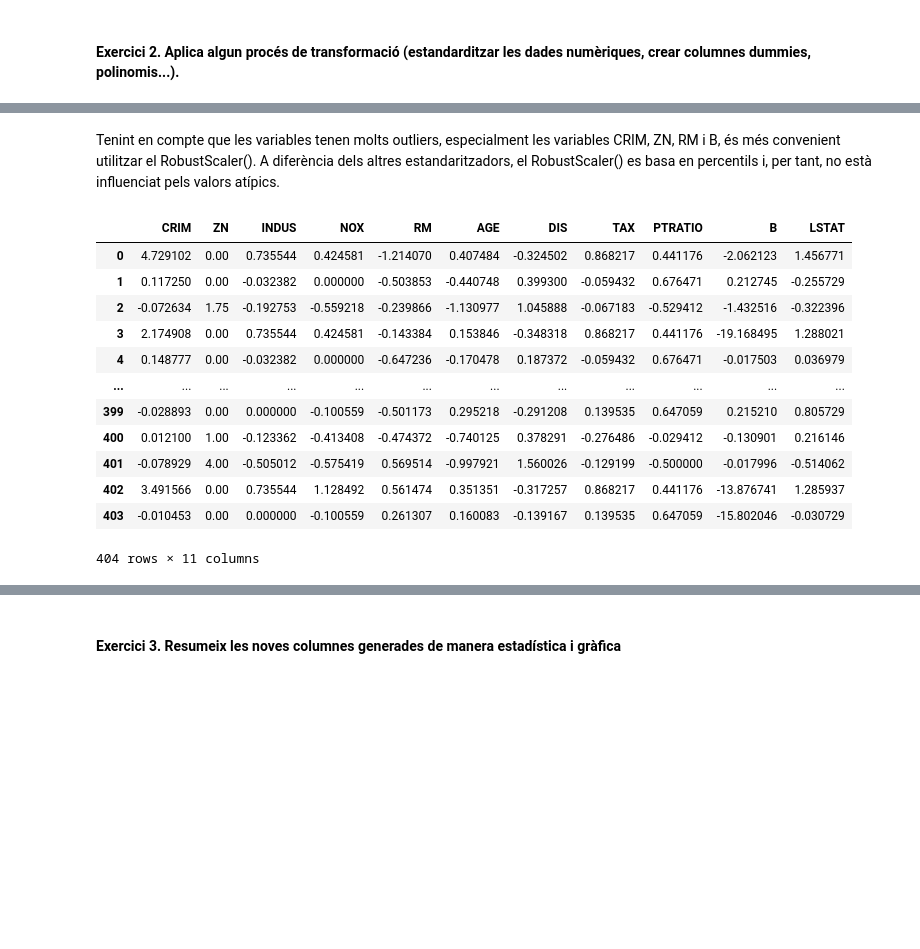
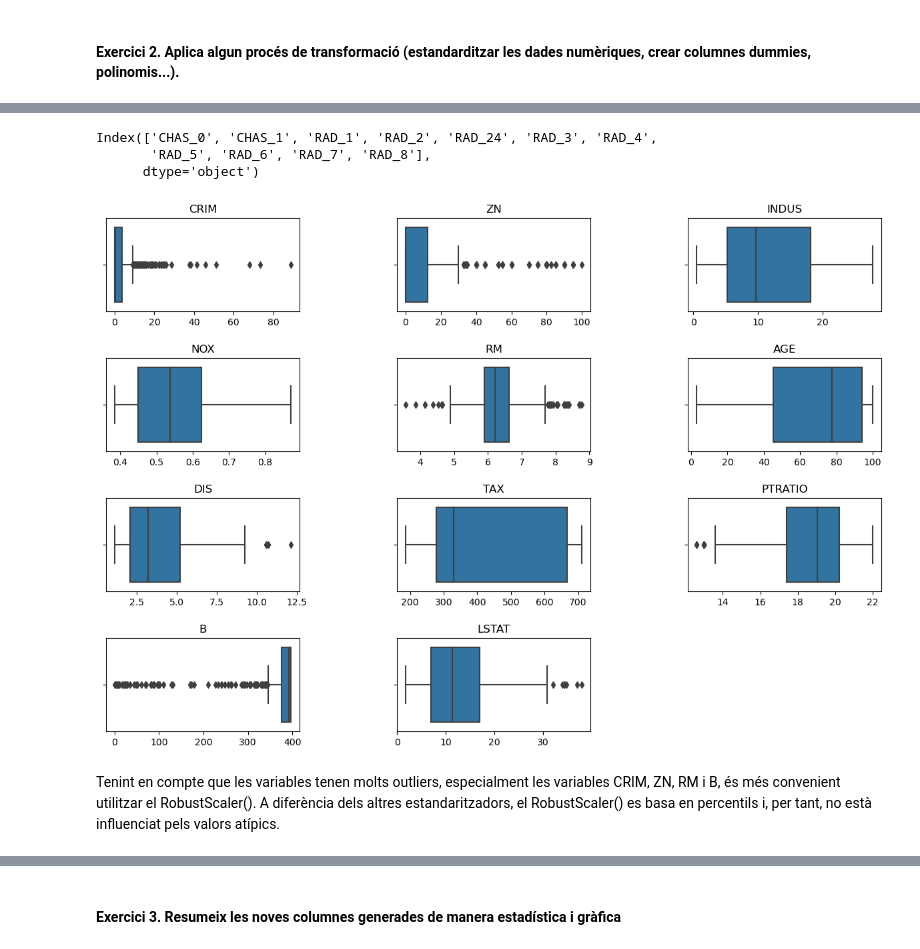
Before and after one commit to JCDataAnalysis/Sprints, a Jupyter notebook: Sprint_5_SkLearn_Train_Test/Sprint_5_SkLearn_Train_Test.ipynb, the cells around one changed output, grey strips where cells are left out. Drawn from its saved outputs; the diff is of its cells as text; code cells hidden in the pictures; blank space fills up the shorter version.

```diff
--- a/Sprint_5_SkLearn_Train_Test/Sprint_5_SkLearn_Train_Test.ipynb
+++ b/Sprint_5_SkLearn_Train_Test/Sprint_5_SkLearn_Train_Test.ipynb
@@ -191,19 +191,3 @@ y_test.hist()
 Veiem que la distribució no és simètrica, sinó que està una mica esbiaixada cap a la dreta, i que és unimodal.
 # %% [markdown]
 #### Exercici 2. Aplica algun procés de transformació (estandarditzar les dades numèriques, crear columnes dummies, polinomis...).
-# %%
-#Estudi previ de la distribució de les variables
-
-fig, axes = plt.subplots(4, 3, figsize=(15, 10))
-
-axes = axes.flatten()
-
-for i, variable in enumerate(variables_numeriques):
-    sns.boxplot(x=X_train[variable], ax=axes[i])
-    axes[i].set_title(variable)
-    axes[i].set(xlabel='')
-
-for j in range(i+1, 4 * 3): #para eliminar l'últim gràfic
-    fig.delaxes(axes[j])
-
-plt.subplots_adjust(wspace=0.5, hspace=0.5)
@@ -212,27 +208,26 @@ plt.subplots_adjust(wspace=0.5, hspace=0.5)
+# %%
+one_hot_encoded_cols = housing.select_dtypes(include=['uint8']).columns
+# %% [output]
+Index(['CHAS_0', 'CHAS_1', 'RAD_1', 'RAD_2', 'RAD_24', 'RAD_3', 'RAD_4',
+       'RAD_5', 'RAD_6', 'RAD_7', 'RAD_8'],
+      dtype='object')
+# %%
+#Estandarització
+#Estudi previ de la distribució de les variables per determinar el tipus d'estandarització
+fig, axes = plt.subplots(4, 3, figsize=(15, 10))
+
+axes = axes.flatten()
+
+for i, variable in enumerate(variables_numeriques):
+    sns.boxplot(x=X[variable], ax=axes[i])
+    axes[i].set_title(variable)
+    axes[i].set(xlabel='')
+
+for j in range(i+1, 4 * 3): #para eliminar l'últim gràfic
+    fig.delaxes(axes[j])
+
+plt.subplots_adjust(wspace=0.5, hspace=0.5)
+# %% [output]
+[figure, added]
 # %% [markdown]
 Tenint en compte que les variables tenen molts outliers, especialment les variables CRIM, ZN, RM i B, és més convenient utilitzar el RobustScaler(). A diferència dels altres estandaritzadors, el RobustScaler() es basa en percentils i, per tant, no està influenciat pels valors atípics.
-# %%
-#Estandarització de les variables numèriques
-
-from sklearn.preprocessing import RobustScaler
-
-scaler = RobustScaler().fit(X_train[variables_numeriques])
-
-standarized_X = scaler.transform(X_train[variables_numeriques])
-standarized_X_test = scaler.transform(X_test[variables_numeriques])
-
-pd.DataFrame(standarized_X, columns = variables_numeriques)
-# %% [output]
-|  | CRIM | ZN | INDUS | NOX | RM | AGE | DIS | TAX | PTRATIO | B | LSTAT |
-| 0 | 4.729102 | 0.00 | 0.735544 | 0.424581 | -1.214070 | 0.407484 | -0.324502 | 0.868217 | 0.441176 | -2.062123 | 1.456771 |
-| 1 | 0.117250 | 0.00 | -0.032382 | 0.000000 | -0.503853 | -0.440748 | 0.399300 | -0.059432 | 0.676471 | 0.212745 | -0.255729 |
-| 2 | -0.072634 | 1.75 | -0.192753 | -0.559218 | -0.239866 | -1.130977 | 1.045888 | -0.067183 | -0.529412 | -1.432516 | -0.322396 |
-| 3 | 2.174908 | 0.00 | 0.735544 | 0.424581 | -0.143384 | 0.153846 | -0.348318 | 0.868217 | 0.441176 | -19.168495 | 1.288021 |
-| 4 | 0.148777 | 0.00 | -0.032382 | 0.000000 | -0.647236 | -0.170478 | 0.187372 | -0.059432 | 0.676471 | -0.017503 | 0.036979 |
-| ... | ... | ... | ... | ... | ... | ... | ... | ... | ... | ... | ... |
-| 399 | -0.028893 | 0.00 | 0.000000 | -0.100559 | -0.501173 | 0.295218 | -0.291208 | 0.139535 | 0.647059 | 0.215210 | 0.805729 |
-| 400 | 0.012100 | 1.00 | -0.123362 | -0.413408 | -0.474372 | -0.740125 | 0.378291 | -0.276486 | -0.029412 | -0.130901 | 0.216146 |
-| 401 | -0.078929 | 4.00 | -0.505012 | -0.575419 | 0.569514 | -0.997921 | 1.560026 | -0.129199 | -0.500000 | -0.017996 | -0.514062 |
-| 402 | 3.491566 | 0.00 | 0.735544 | 1.128492 | 0.561474 | 0.351351 | -0.317257 | 0.868217 | 0.441176 | -13.876741 | 1.285937 |
-| 403 | -0.010453 | 0.00 | 0.000000 | -0.100559 | 0.261307 | 0.160083 | -0.139167 | 0.139535 | 0.647059 | -15.802046 | -0.030729 |
-404 rows × 11 columns
```
Also changed, not shown: parts of 21 cells of this notebook.
